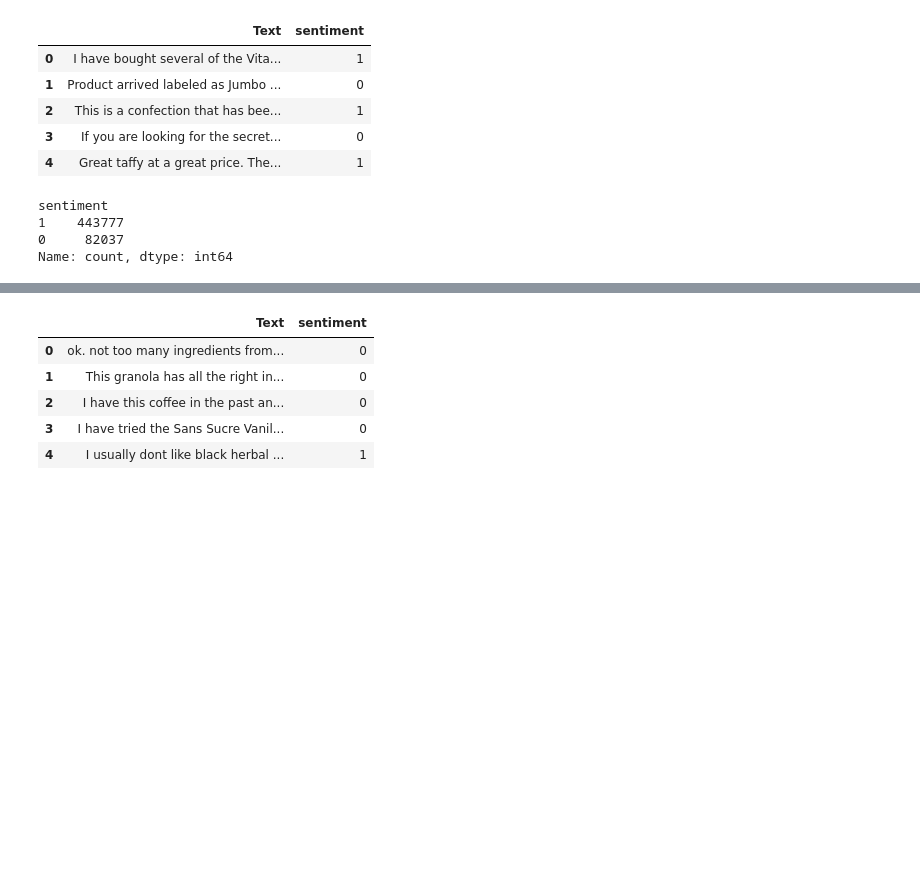
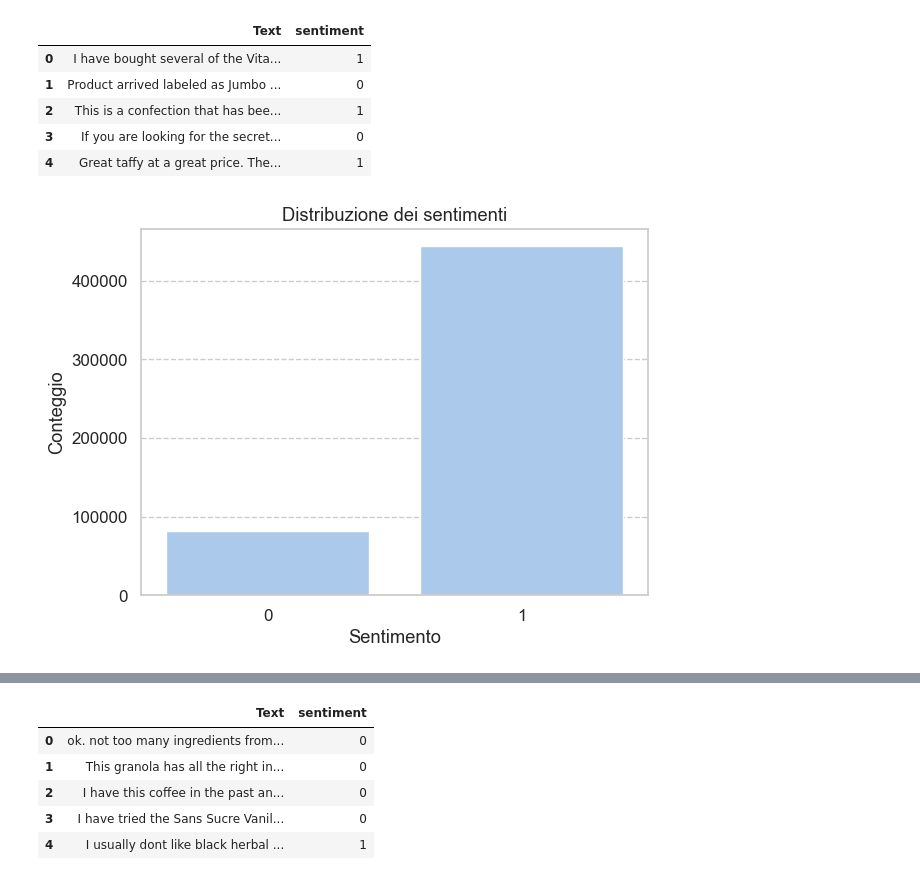
Before and after one commit to peppe212/NLP-Sentiment-Analysis-Amazon-Reviews, a Jupyter notebook: Data_Preparation.ipynb, the cells around one changed output, grey strips where cells are left out. Saved outputs shown, nothing was run; the diff lists cells and outputs as text; code cells hidden in the pictures; blank space fills up the shorter version.

```diff
--- a/Data_Preparation.ipynb
+++ b/Data_Preparation.ipynb
@@ -106,13 +106,21 @@ df.head()
 # %%
 # ADESSO DOBBIAMO CERCARE DI RENDERE IL DATAFRAME EQUO
 df['sentiment'].value_counts()
+# Calcolo del conteggio dei valori
+value_counts = df['sentiment'].value_counts()
+
+# Creazione del grafico
+sns.barplot(x=value_counts.index, y=value_counts.values)
+plt.title('Distribuzione dei sentimenti')
+plt.xlabel('Sentimento')
+plt.ylabel('Conteggio')
+plt.tight_layout()
+plt.savefig("Images/Preparation/unbalanced_sentiment.png", dpi=300)
+plt.show()
 # dobbiamo fare in modo che le recensioni positive eguaglino quelle negative
 # in modo da trainare un classificatore binario che possa esprimere il suo massimo potenziale
 # %% [output]
-sentiment
-1    443777
-0     82037
-Name: count, dtype: int64
+[figure, added]
 # %%
 # Per mantenere una certa equità tra le due classi: Positiva e Negativa
 # È necessario equilibrarle con una procedura di down_sampling della classe maggioritaria
```
Also changed, not shown: parts of 3 cells of this notebook, 12 other files.
